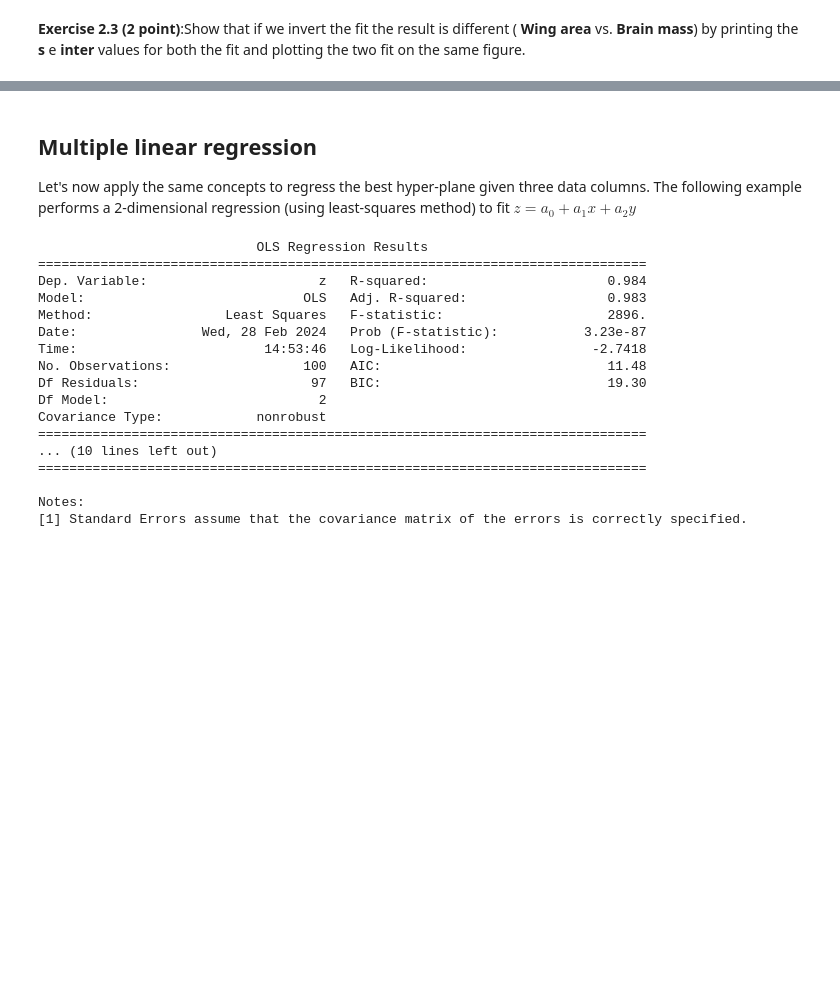
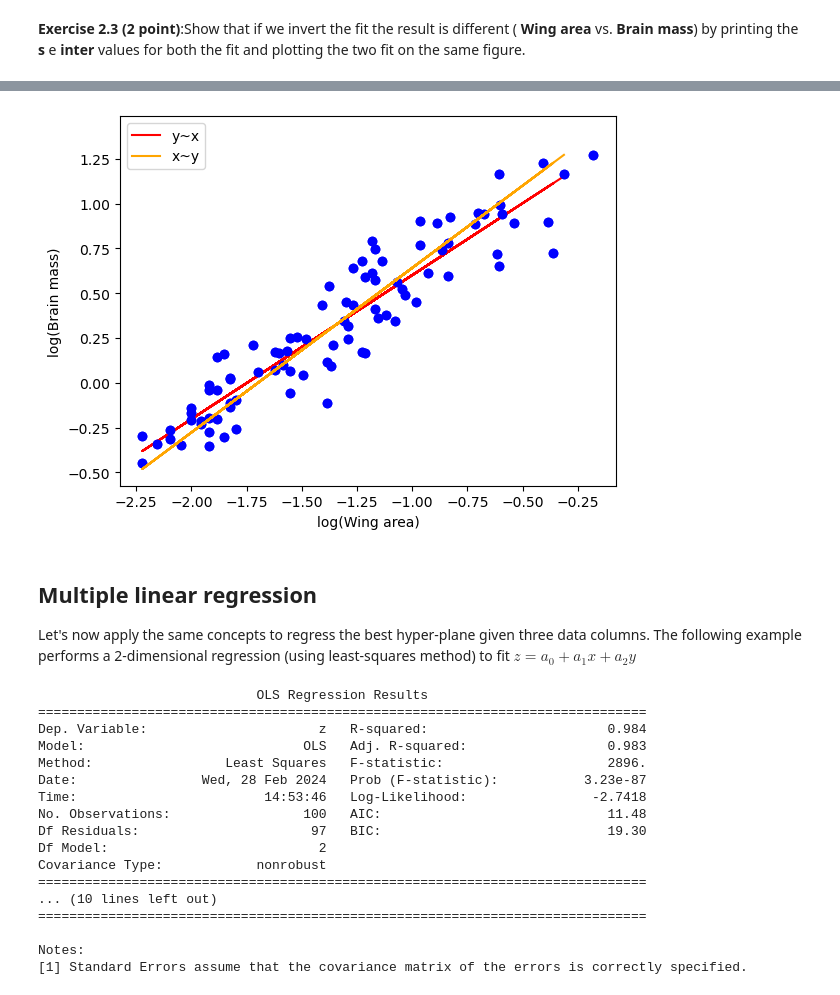
Before and after one commit to segmue/ESC403_assignments, a Jupyter notebook: Week3/Session_03.ipynb, the cells around one changed output, grey strips where cells are left out. Drawn from its saved outputs; the diff is of its cells as text; code cells hidden in the pictures; blank space fills up the shorter version.

```diff
--- a/Week3/Session_03.ipynb
+++ b/Week3/Session_03.ipynb
@@ -218,2 +237,11 @@ df
 # %% [markdown]
 **Exercise 2.3 (2 point)**:Show that if we invert the fit the result is different ( **Wing area** vs. **Brain mass**) by printing the **s** e **inter** values for both the fit and plotting the two fit on the same figure.
+# %%
+reg1I = sm.ols(formula='np.log10(Q("Wing area")) ~ np.log10(Q("Brain mass"))', data=df).fit()
+inter1I, s1I = reg1I.params
+print('np.log10(Q("Wing area")) ~ np.log10(Q("Brain mass"))')
+print('slope:\t', round(s1I, 3))
+print('inter:\t', round(inter1I, 3))
+print('np.log10(Q("Brain mass")) ~ np.log10(Q("Wing area"))')
+print('slope:\t', round(s, 3))
+print('inter:\t', round(inter, 3))
@@ -220,3 +256,17 @@ df
+# %%
+log_wa = np.log10(df['Wing area'])
+log_bm = np.log10(df['Brain mass'])
+
+plt.plot(log_wa, log_bm, 'bo')
+plt.plot(log_wa, inter + s * log_wa, color='red',label='y~x')
+plt.plot(log_wa, log_bm, 'bo')
+plt.plot(log_wa, (log_wa-inter1I)/s1I, color='orange',label='x~y')
+plt.xlabel('log(Wing area)')
+plt.ylabel('log(Brain mass)')
+plt.legend()
+plt.show()
+# %% [output]
+[figure, added]
 # %% [markdown]
 ## Multiple linear regression
 Let's now apply the same concepts to regress the best hyper-plane given three data columns.
```
Also changed, not shown: parts of 6 cells of this notebook.
